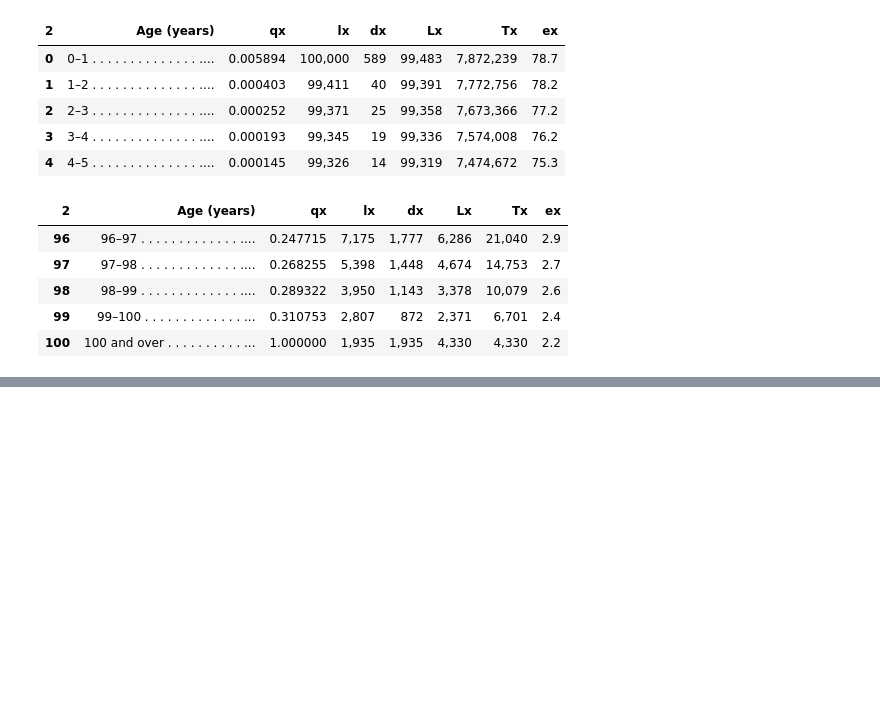
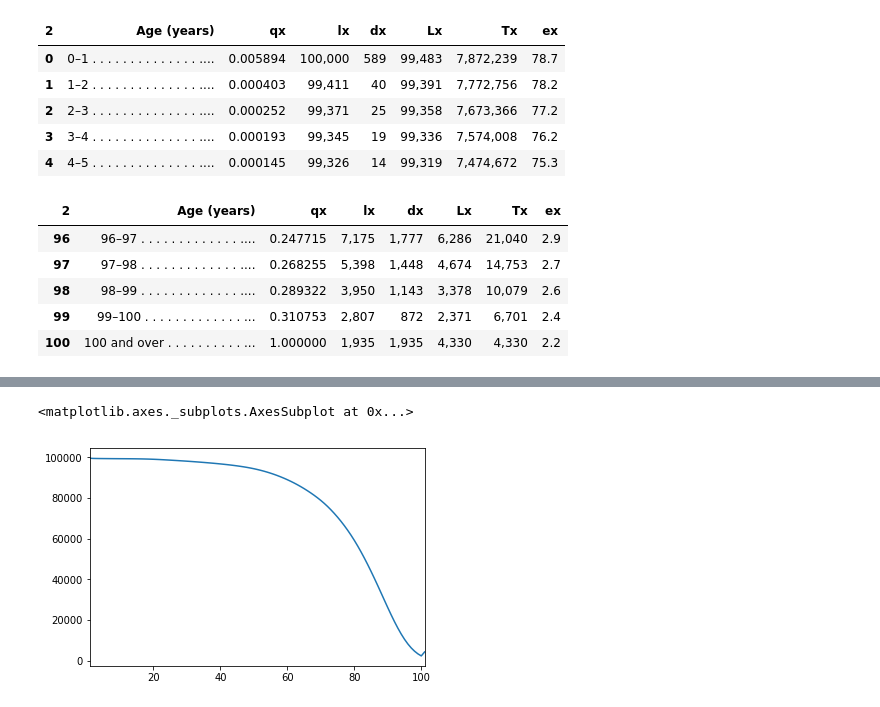
Before and after one commit to AllenDowney/SurvivalAnalysisPython, a Jupyter notebook: read_life_table.ipynb, the cells around one changed output, grey strips where cells are left out. Saved outputs shown, nothing was run; the diff lists cells and outputs as text; code cells hidden in the pictures; blank space fills up the shorter version.

```diff
--- a/read_life_table.ipynb
+++ b/read_life_table.ipynb
@@ -73,0 +126,5 @@ qx.to_csv('data/us_life_tables_2015.csv', header=True)
+# %%
+df['Lx'].plot()
+# %% [output]
+<matplotlib.axes._subplots.AxesSubplot at 0x...>
+[figure, added]
```
Also changed, not shown: parts of 21 cells of this notebook, 8 other files.
